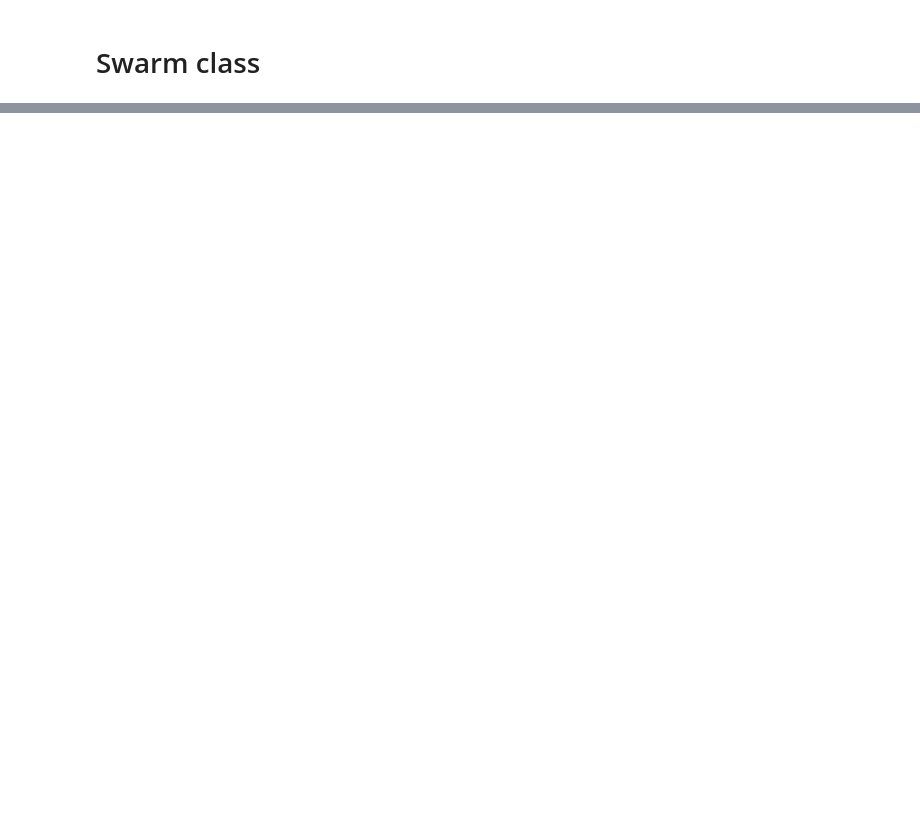
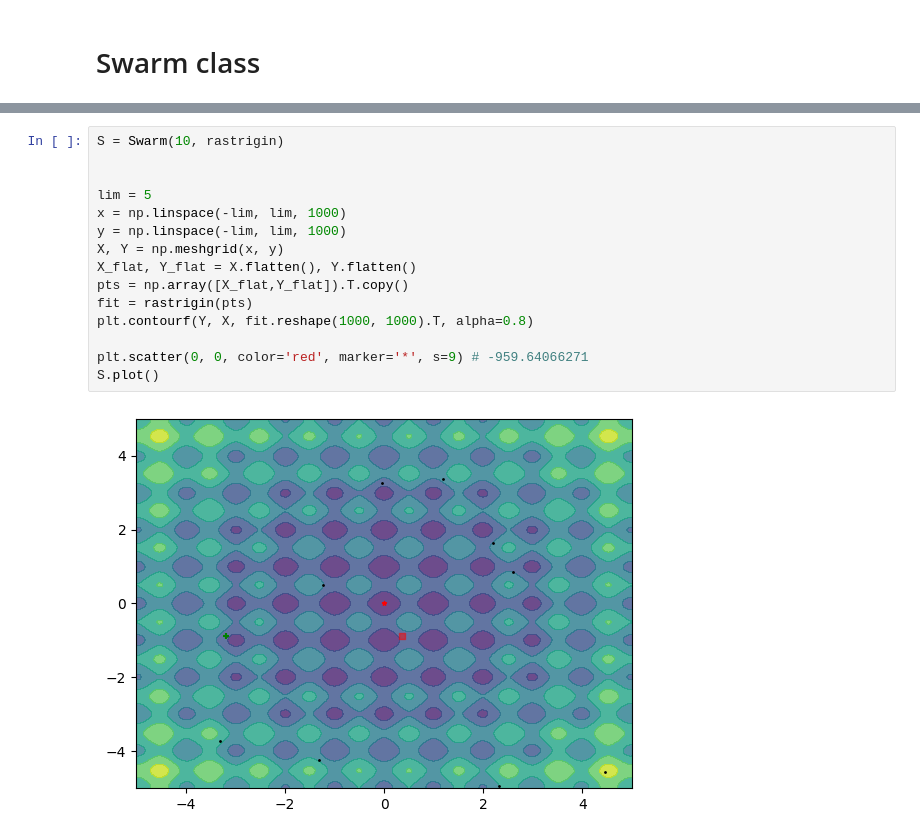
Before and after one commit to andreg24/PSO_GP_project, a Jupyter notebook: pso.ipynb, the cells around one changed output, grey strips where cells are left out. Drawn from its saved outputs; the diff is of its cells as text; blank space fills up the shorter version.

```diff
--- a/pso.ipynb
+++ b/pso.ipynb
@@ -211,0 +122,17 @@ class Swarm:
+# %%
+S = Swarm(10, rastrigin)
+
+
+lim = 5
+x = np.linspace(-lim, lim, 1000)
+y = np.linspace(-lim, lim, 1000)
+X, Y = np.meshgrid(x, y)
+X_flat, Y_flat = X.flatten(), Y.flatten()
+pts = np.array([X_flat,Y_flat]).T.copy()
+fit = rastrigin(pts)
+plt.contourf(Y, X, fit.reshape(1000, 1000).T, alpha=0.8)
+
+plt.scatter(0, 0, color='red', marker='*', s=9) # -959.64066271
+S.plot()
+# %% [output]
+[figure, added]
```
Also changed, not shown: parts of 31 cells of this notebook, 6 other files.
